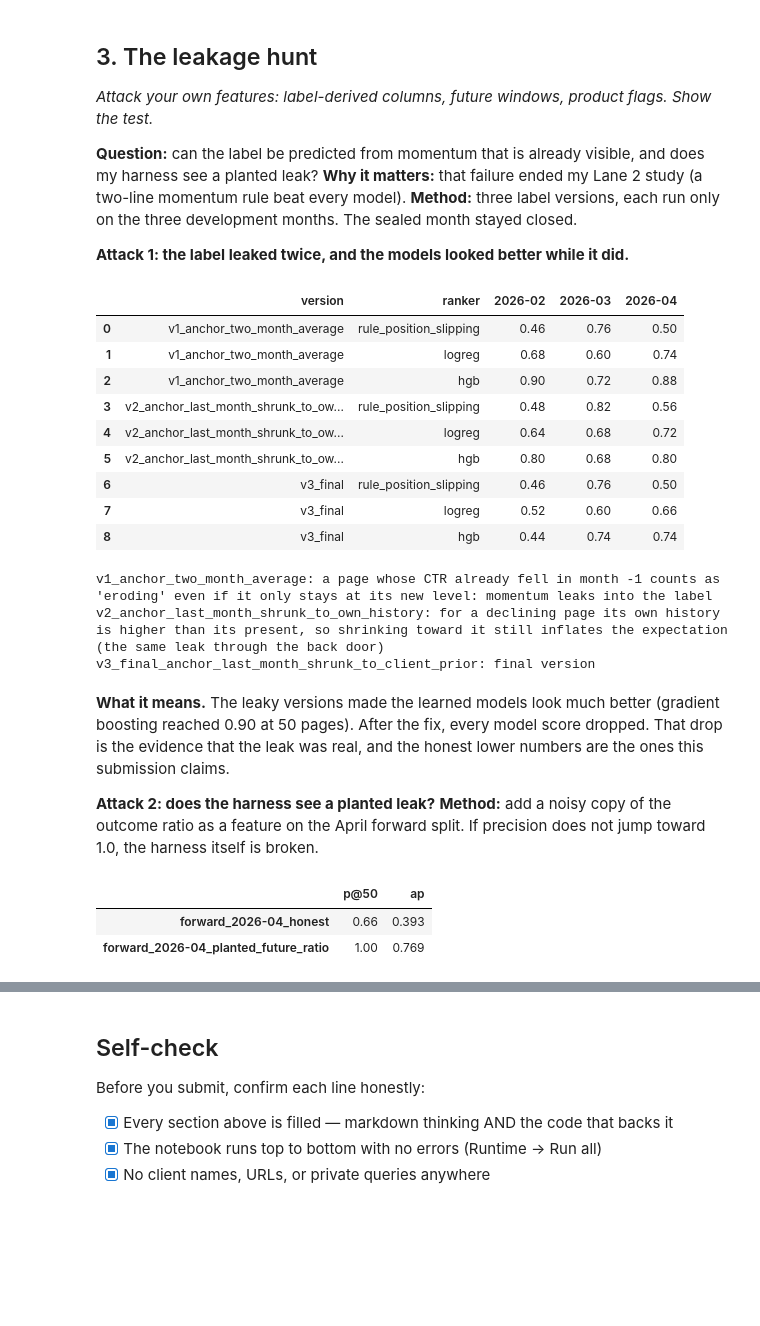
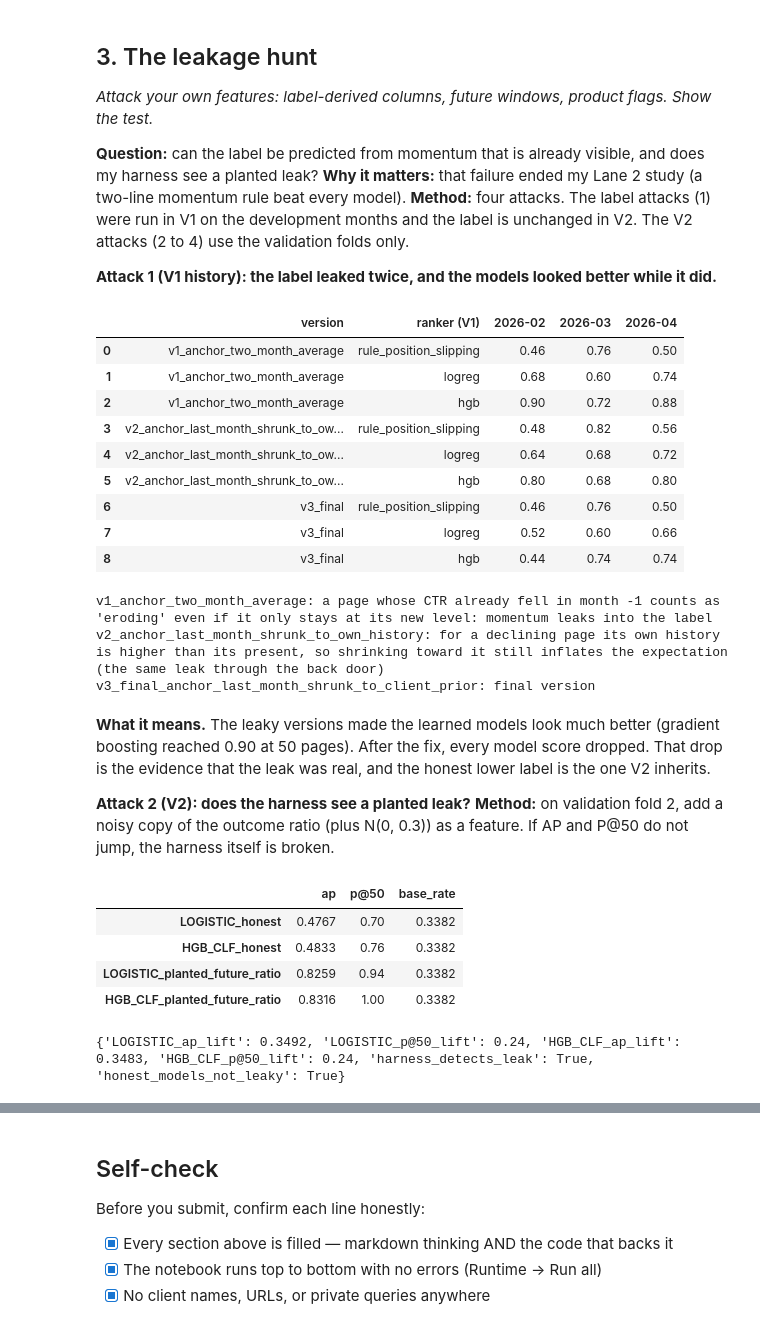
Before and after one commit to Tessa-Saumu/FlyRank-ML-Internship, a Jupyter notebook: work/notebooks/w03_feature_leakage_check.ipynb, the cells around one changed output, grey strips where cells are left out. Cells and saved outputs as stored; diff of their text form; code cells hidden in the pictures; blank space fills up the shorter version.

```diff
--- a/work/notebooks/w03_feature_leakage_check.ipynb
+++ b/work/notebooks/w03_feature_leakage_check.ipynb
@@ -46,7 +72,0 @@ and origin from months *o-3* to *o-1*; the list is exported from code so this no
-# %%
-feats = receipt("erosion_features.json")
-print(f"{len(feats)} features exported by the model code")
-if DATA:
-    from erosion_model import load, make_features
-    df, grid, vals = load(); X = make_features(df, grid, vals)
-    print("feature matrix:", X.shape, "| columns match the exported list:", set(X.columns) == set(feats))
@@ -99,25 +159,26 @@ display(t)
 *Attack your own features: label-derived columns, future windows, product flags. Show the test.*
 
 **Question:** can the label be predicted from momentum that is already visible, and does my harness see a planted leak?
-**Why it matters:** that failure ended my Lane 2 study (a two-line momentum rule beat every model). **Method:** three
-label versions, each run only on the three development months. The sealed month stayed closed.
+**Why it matters:** that failure ended my Lane 2 study (a two-line momentum rule beat every model). **Method:** four attacks.
+The label attacks (1) were run in V1 on the development months and the label is unchanged in V2. The V2 attacks (2 to 4)
+use the validation folds only.
 
-**Attack 1: the label leaked twice, and the models looked better while it did.**
+**Attack 1 (V1 history): the label leaked twice, and the models looked better while it did.**
 # %%
 log = receipt("label_design_log.json")
 rows = []
 for v, d in log["versions"].items():
     if "p50" in d:
         for m, vals in d["p50"].items():
-            rows.append({"version": v, "ranker": m, **dict(zip(["2026-02", "2026-03", "2026-04"], vals))})
+            rows.append({"version": v, "ranker (V1)": m, **dict(zip(["2026-02", "2026-03", "2026-04"], vals))})
 dev = receipt("erosion_model_metrics.json")["origins"]
 for m in ["rule_position_slipping", "logreg", "hgb"]:
-    rows.append({"version": "v3_final", "ranker": m, **{o: dev[o]["metrics"][m]["p@50"] for o in dev}})
+    rows.append({"version": "v3_final", "ranker (V1)": m, **{o: dev[o]["metrics"][m]["p@50"] for o in dev}})
 display(pd.DataFrame(rows))
 for v, d in log["versions"].items():
     print(f"{v}: {d.get('problem_found', 'final version')}")
 # %% [output]
-|  | version | ranker | 2026-02 | 2026-03 | 2026-04 |
+|  | version | ranker (V1) | 2026-02 | 2026-03 | 2026-04 |
 | 0 | v1_anchor_two_month_average | rule_position_slipping | 0.46 | 0.76 | 0.50 |
 | 1 | v1_anchor_two_month_average | logreg | 0.68 | 0.60 | 0.74 |
 | 2 | v1_anchor_two_month_average | hgb | 0.90 | 0.72 | 0.88 |
@@ -133,15 +194,19 @@ v3_final_anchor_last_month_shrunk_to_client_prior: final version
 # %% [markdown]
 **What it means.** The leaky versions made the learned models look much better (gradient boosting reached 0.90 at 50
 pages). After the fix, every model score dropped. That drop is the evidence that the leak was real, and the honest
-lower numbers are the ones this submission claims.
+lower label is the one V2 inherits.
 
-**Attack 2: does the harness see a planted leak?** **Method:** add a noisy copy of the outcome ratio as a feature on the
-April forward split. If precision does not jump toward 1.0, the harness itself is broken.
+**Attack 2 (V2): does the harness see a planted leak?** **Method:** on validation fold 2, add a noisy copy of the outcome
+ratio (plus N(0, 0.3)) as a feature. If AP and P@50 do not jump, the harness itself is broken.
 # %%
-lk = receipt("erosion_leakage_checks.json")
-display(pd.DataFrame({k: v for k, v in lk.items() if k.startswith("forward")}).T)
+lk = v2("leakage_checks")["planted_future_feature_fold_2"]
+display(pd.DataFrame({k: v for k, v in lk.items() if isinstance(v, dict)}).T)
+print({k: lk[k] for k in ["LOGISTIC_ap_lift", "LOGISTIC_p@50_lift", "HGB_CLF_ap_lift", "HGB_CLF_p@50_lift", "harness_detects_leak", "honest_models_not_leaky"]})
 # %% [output]
-|  | p@50 | ap |
-| forward_2026-04_honest | 0.66 | 0.393 |
-| forward_2026-04_planted_future_ratio | 1.00 | 0.769 |
+|  | ap | p@50 | base_rate |
+| LOGISTIC_honest | 0.4767 | 0.70 | 0.3382 |
+| HGB_CLF_honest | 0.4833 | 0.76 | 0.3382 |
+| LOGISTIC_planted_future_ratio | 0.8259 | 0.94 | 0.3382 |
+| HGB_CLF_planted_future_ratio | 0.8316 | 1.00 | 0.3382 |
+{'LOGISTIC_ap_lift': 0.3492, 'LOGISTIC_p@50_lift': 0.24, 'HGB_CLF_ap_lift': 0.3483, 'HGB_CLF_p@50_lift': 0.24, 'harness_detects_leak': True, 'honest_models_not_leaky': True}
 # %% [markdown]
```
Also changed, not shown: parts of 15 cells of this notebook, 25 other files.
